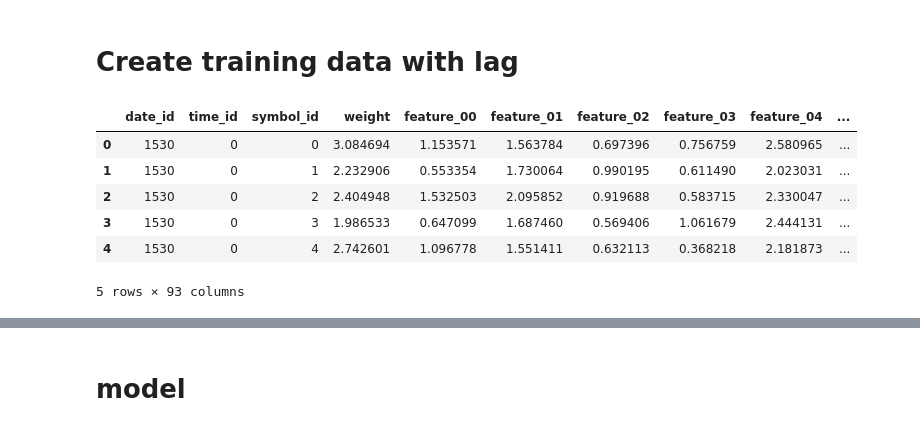
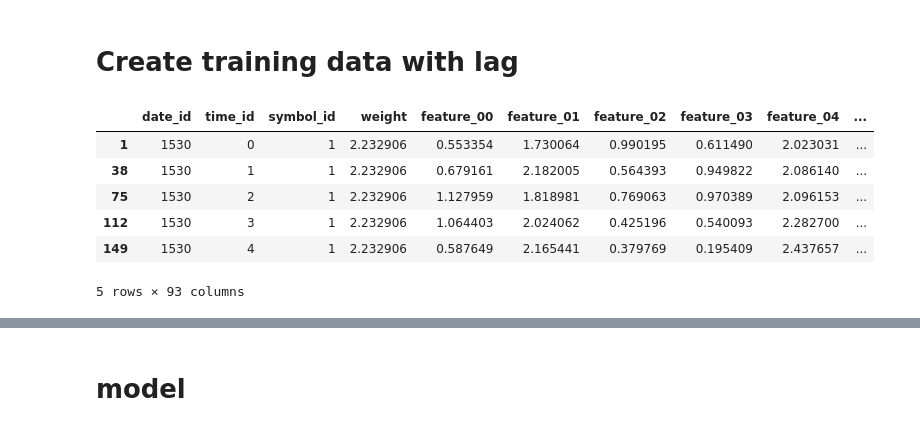
Before and after one commit to Merzenval/JaneStreet, a Jupyter notebook: main.ipynb, the cells around one changed output, grey strips where cells are left out. Drawn from its saved outputs; the diff is of its cells as text; code cells hidden in the pictures.

```diff
--- a/main.ipynb
+++ b/main.ipynb
@@ -93,14 +99,14 @@ train_data['responder_6_lag_1'] = train_data.groupby('symbol_id')[target_cols].s
 train_data = train_data.apply(replace_nan_with_mean_or_zero)
 all_features_cols= feature_cols + ['responder_6_lag_1']
 # %%
-train_data.head()
+train_data.loc[train_data.symbol_id == 1].head()
 # %% [output]
 |  | date_id | time_id | symbol_id | weight | feature_00 | feature_01 | feature_02 | feature_03 | feature_04 | ... |
-| 0 | 1530 | 0 | 0 | 3.084694 | 1.153571 | 1.563784 | 0.697396 | 0.756759 | 2.580965 | ... |
 | 1 | 1530 | 0 | 1 | 2.232906 | 0.553354 | 1.730064 | 0.990195 | 0.611490 | 2.023031 | ... |
-| 2 | 1530 | 0 | 2 | 2.404948 | 1.532503 | 2.095852 | 0.919688 | 0.583715 | 2.330047 | ... |
-| 3 | 1530 | 0 | 3 | 1.986533 | 0.647099 | 1.687460 | 0.569406 | 1.061679 | 2.444131 | ... |
-| 4 | 1530 | 0 | 4 | 2.742601 | 1.096778 | 1.551411 | 0.632113 | 0.368218 | 2.181873 | ... |
+| 38 | 1530 | 1 | 1 | 2.232906 | 0.679161 | 2.182005 | 0.564393 | 0.949822 | 2.086140 | ... |
+| 75 | 1530 | 2 | 1 | 2.232906 | 1.127959 | 1.818981 | 0.769063 | 0.970389 | 2.096153 | ... |
+| 112 | 1530 | 3 | 1 | 2.232906 | 1.064403 | 2.024062 | 0.425196 | 0.540093 | 2.282700 | ... |
+| 149 | 1530 | 4 | 1 | 2.232906 | 0.587649 | 2.165441 | 0.379769 | 0.195409 | 2.437657 | ... |
 5 rows × 93 columns
 # %%
 # Split the data into training and validation sets
```
Also changed, not shown: parts of 7 cells of this notebook.
